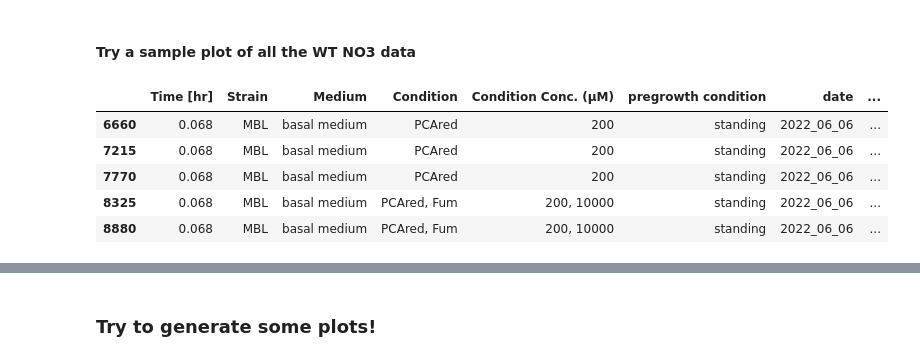
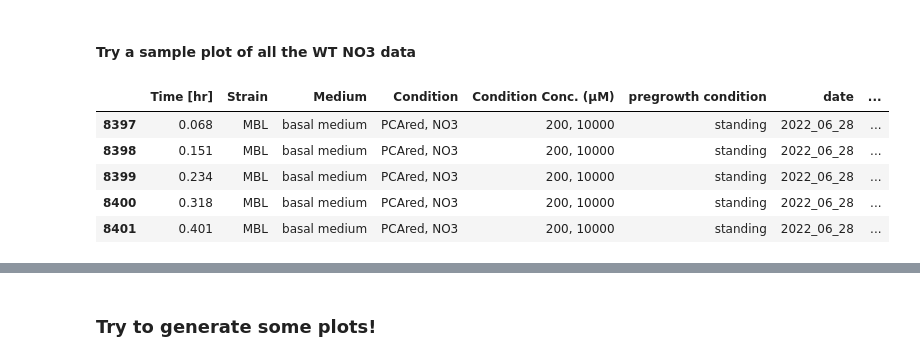
Before and after one commit to ltsypin/Cportucalensis_genetic_mech, a Jupyter notebook: genetic_mechanism_PCA_oxidation_analysis.ipynb, the cells around one changed output, grey strips where cells are left out. Saved outputs shown, nothing was run; the diff lists cells and outputs as text; code cells hidden in the pictures.

```diff
--- a/genetic_mechanism_PCA_oxidation_analysis.ipynb
+++ b/genetic_mechanism_PCA_oxidation_analysis.ipynb
@@ -529,13 +558,13 @@ tech_agg
 # %%
 handled_replicate_types = []
 
-for cdf in calibrated_dfs:
-    if cdf['replicate type'].unique()[0] == 'technical':
-        cdf = cdf.groupby(
+for ndf in normalized_dfs:
+    if ndf['replicate type'].unique()[0] == 'technical':
+        ndf = ndf.groupby(
             ['Time [hr]', 'Strain', 'Medium', 'Condition', 'Condition Conc. (µM)', 'pregrowth condition', 'date', 'replicate type']
         ).agg('mean').reset_index()
 
-        cdf['Well'] = 'NaN'
+        ndf['Well'] = 'NaN'
 
-    handled_replicate_types.append(cdf)
+    handled_replicate_types.append(ndf)
 # %%
@@ -589,28 +618,36 @@ array(['PCAred', 'PCAred, NO3', 'PCAred, DMSO', 'PCAred, O2',
 # %% [markdown]
 #### Try a sample plot of all the WT NO3 data
 # %%
-sanity_check = calibrated_data.loc[(calibrated_data['Strain'].isin(['Abiotic',
+sanity_check = calibrated_data.loc[(calibrated_data['Strain'].isin([
+                                                                    'Abiotic',
                                                                     'MBL',
                                                                     'MBL napAnarZnarG-tlKO',
                                                                     'MBL frdA-tlKO',
                                                                     'MBL dmsA-tlKO',
                                                                     'MBL menA-tlKO',
-                                                                    'MBL menAubiC-tlKO'])) &
-                                   (calibrated_data['Condition'].isin(['PCAred', 'PCAred, Fum', 'PCAred, NO3', 'PCAred, DMSO'])) &
+                                                                    'MBL menAubiC-tlKO'
+                                                                   ])) &
+                                   (calibrated_data['Condition'].isin([
+#                                        'PCAred',
+#                                        'PCAred, Fum',
+                                       'PCAred, NO3',
+#                                        'PCAred, DMSO',
+#                                        'PCAred, TMAO'
+                                   ])) &
                                    (calibrated_data['pregrowth condition'].isin(['standing'])) &
-                                   (calibrated_data['Medium'].isin(['basal medium'])) &
-                                   (calibrated_data['Time [hr]'] <= 20)
+                                   (calibrated_data['Medium'].isin(['basal medium'])) #&
+#                                    (calibrated_data['Time [hr]'] <= 20)
 #                                    & (calibrated_data['date'].isin(['2021_12_27', '2021_12_28']))
                                   ]
 
 sanity_check.head()
 # %% [output]
 |  | Time [hr] | Strain | Medium | Condition | Condition Conc. (µM) | pregrowth condition | date | ... |
-| 6660 | 0.068 | MBL | basal medium | PCAred | 200 | standing | 2022_06_06 | ... |
-| 7215 | 0.068 | MBL | basal medium | PCAred | 200 | standing | 2022_06_06 | ... |
-| 7770 | 0.068 | MBL | basal medium | PCAred | 200 | standing | 2022_06_06 | ... |
-| 8325 | 0.068 | MBL | basal medium | PCAred, Fum | 200, 10000 | standing | 2022_06_06 | ... |
-| 8880 | 0.068 | MBL | basal medium | PCAred, Fum | 200, 10000 | standing | 2022_06_06 | ... |
+| 8397 | 0.068 | MBL | basal medium | PCAred, NO3 | 200, 10000 | standing | 2022_06_28 | ... |
+| 8398 | 0.151 | MBL | basal medium | PCAred, NO3 | 200, 10000 | standing | 2022_06_28 | ... |
+| 8399 | 0.234 | MBL | basal medium | PCAred, NO3 | 200, 10000 | standing | 2022_06_28 | ... |
+| 8400 | 0.318 | MBL | basal medium | PCAred, NO3 | 200, 10000 | standing | 2022_06_28 | ... |
+| 8401 | 0.401 | MBL | basal medium | PCAred, NO3 | 200, 10000 | standing | 2022_06_28 | ... |
 # %%
 sanity_check = sanity_check.sort_values(by=['Strain', 'Condition', 'Time [hr]'])
 # %%
```
Also changed, not shown: parts of 11 cells of this notebook.
